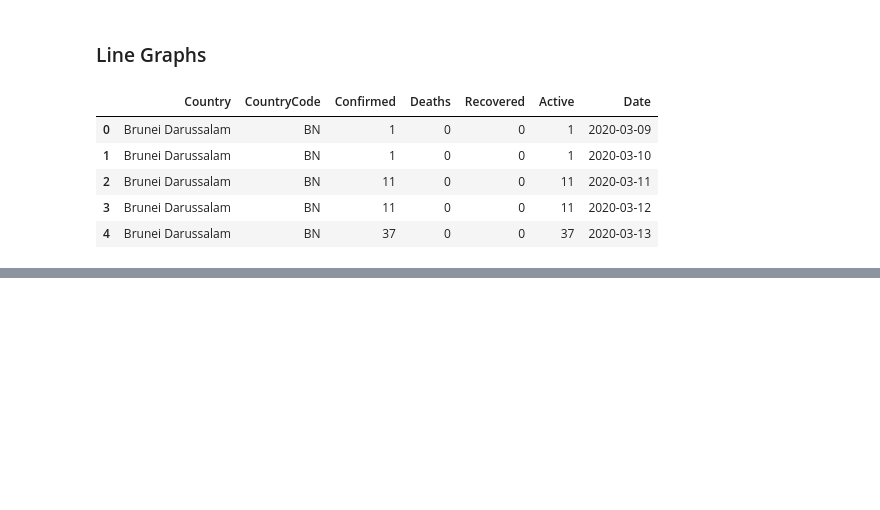
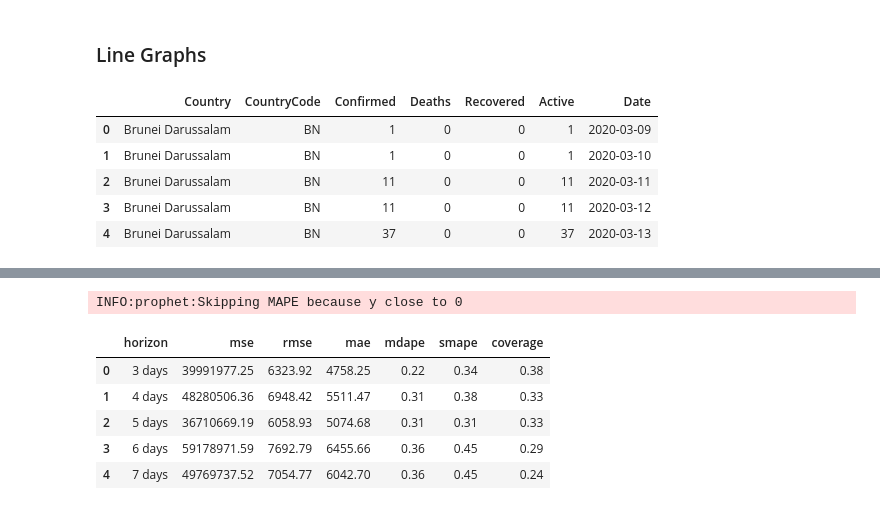
Before and after one commit to jerryendrina/535Practice, a Jupyter notebook: README.ipynb, the cells around one changed output, grey strips where cells are left out. Cells and saved outputs as stored; diff of their text form; code cells hidden in the pictures; blank space fills up the shorter version.

Commit message:
added plotly graph and performance of model via CV

```diff
--- a/README.ipynb
+++ b/README.ipynb
@@ -334,0 +371,3 @@ fig.show()
+# %%
+from prophet.diagnostics import cross_validation
+df_cv = cross_validation(m, initial='570 days', period='7 days', horizon = '30 days')
@@ -334,0 +376,12 @@ fig.show()
+# %%
+from prophet.diagnostics import performance_metrics
+df_p = performance_metrics(df_cv)
+df_p.head()
+# %% [output]
+INFO:prophet:Skipping MAPE because y close to 0
+|  | horizon | mse | rmse | mae | mdape | smape | coverage |
+| 0 | 3 days | 39991977.25 | 6323.92 | 4758.25 | 0.22 | 0.34 | 0.38 |
+| 1 | 4 days | 48280506.36 | 6948.42 | 5511.47 | 0.31 | 0.38 | 0.33 |
+| 2 | 5 days | 36710669.19 | 6058.93 | 5074.68 | 0.31 | 0.31 | 0.33 |
+| 3 | 6 days | 59178971.59 | 7692.79 | 6455.66 | 0.36 | 0.45 | 0.29 |
+| 4 | 7 days | 49769737.52 | 7054.77 | 6042.70 | 0.36 | 0.45 | 0.24 |
```
Also changed, not shown: parts of 32 cells of this notebook.
